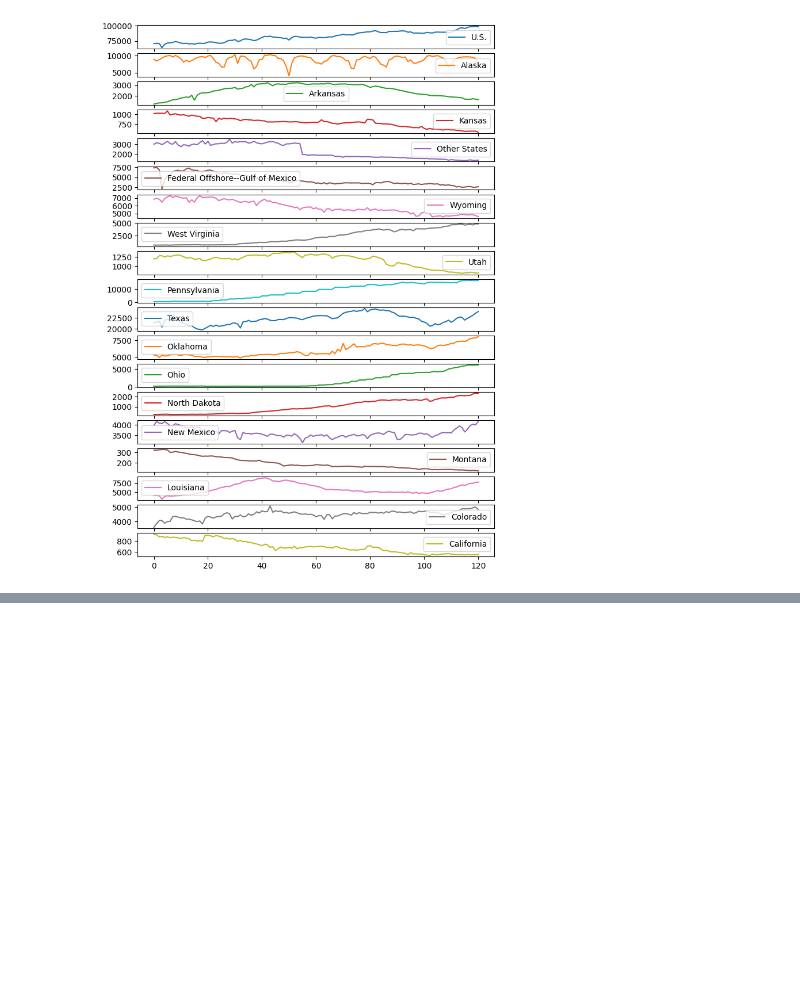
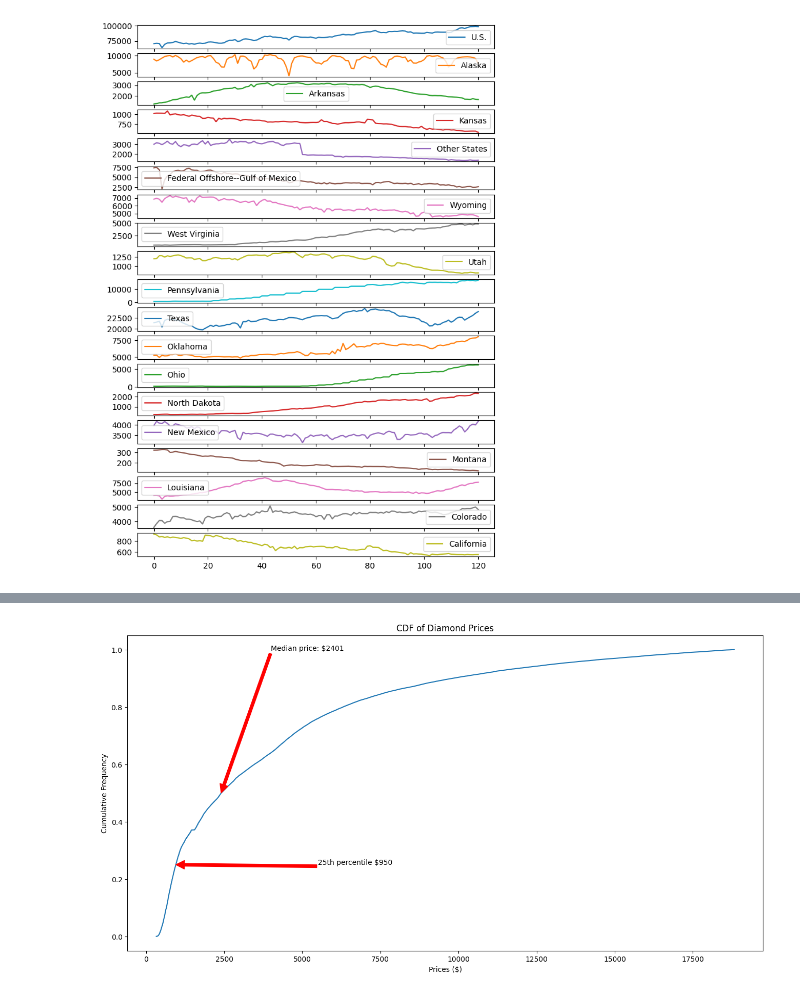
Before and after one commit to hughharford/d_s, a Jupyter notebook: notebooks/data_sci_visualisation.ipynb, the cells around one changed output, grey strips where cells are left out. Drawn from its saved outputs; the diff is of its cells as text; code cells hidden in the pictures; blank space fills up the shorter version.

```diff
--- a/notebooks/data_sci_visualisation.ipynb
+++ b/notebooks/data_sci_visualisation.ipynb
@@ -280,0 +315,42 @@ NameError: name 'orders' is not defined
+# %%
+median_price = diamonds['price'].median()
+
+# Get the frequency for median
+median_prob = cdf_prices[median_price]
+
+# 25th percentile
+percentile_25th = diamonds['price'].describe()['25%']
+
+# Probability of 25th percentile
+percentile_prob = cdf_prices[percentile_25th]
+
+
+fig, ax = plt.subplots(figsize=(16,8))
+
+# PLot the CDF
+ax.plot(cdf_prices)
+
+# Annotate median price
+ax.annotate(text=f'Median price: ${int(median_price)}',
+            xy=(median_price, median_prob),
+            xycoords='data',
+            textcoords='offset points',
+            xytext=(70, 200),
+            fontsize=10,
+            arrowprops={'color': 'red'})
+
+# Annotate 25th percentile
+ax.annotate(text=f'25th percentile ${int(percentile_25th)}',
+            xy=(percentile_25th, percentile_prob),
+            xycoords='data',
+            textcoords='offset points',
+            xytext=(200, 0),
+            fontsize=10,
+            arrowprops={'color': 'red'})
+
+ax.set(title='CDF of Diamond Prices',
+       xlabel='Prices ($)',
+       ylabel='Cumulative Frequency')
+plt.show();
+# %% [output]
+[figure, added]
```
Also changed, not shown: parts of 10 cells of this notebook, 1 other file.
